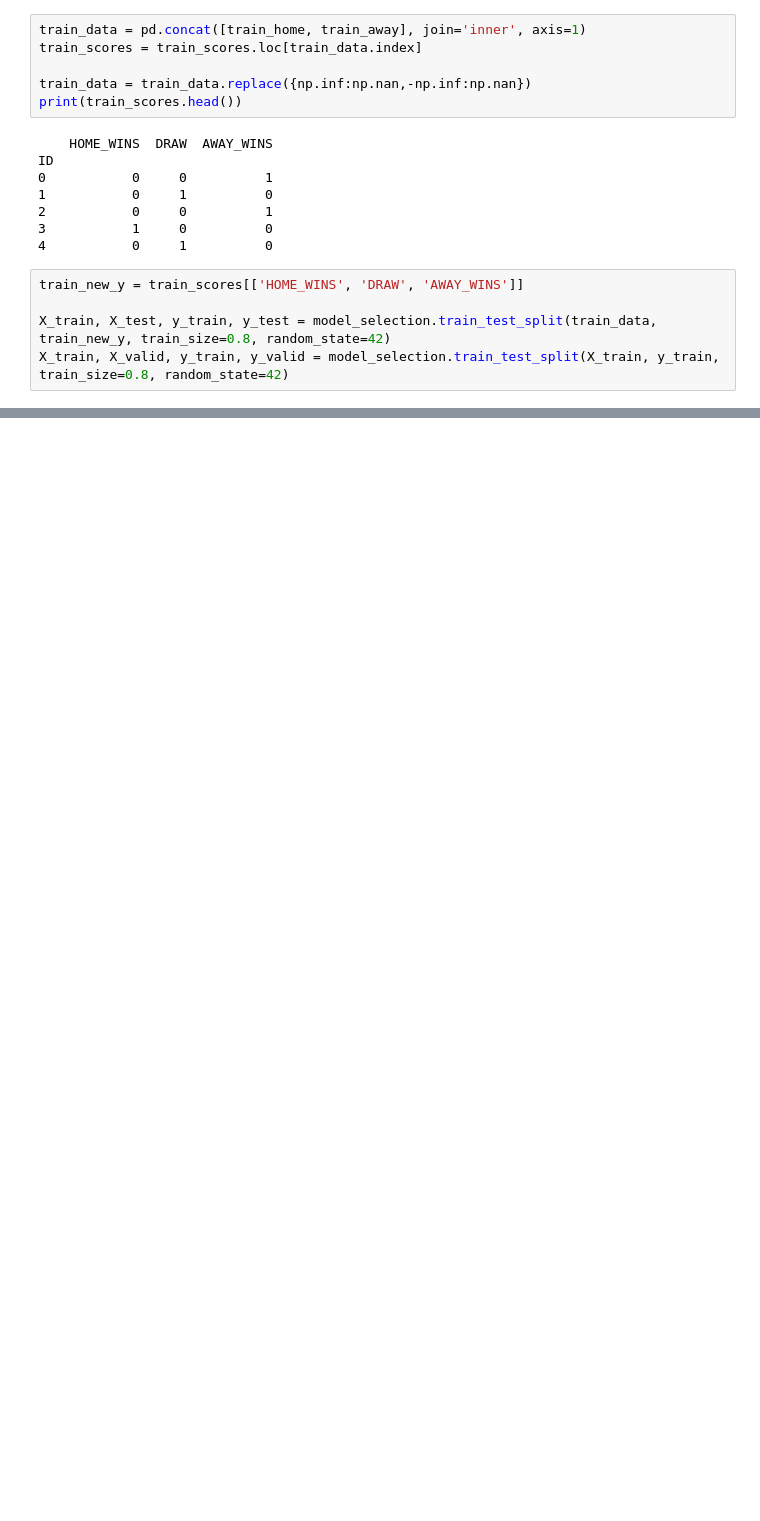
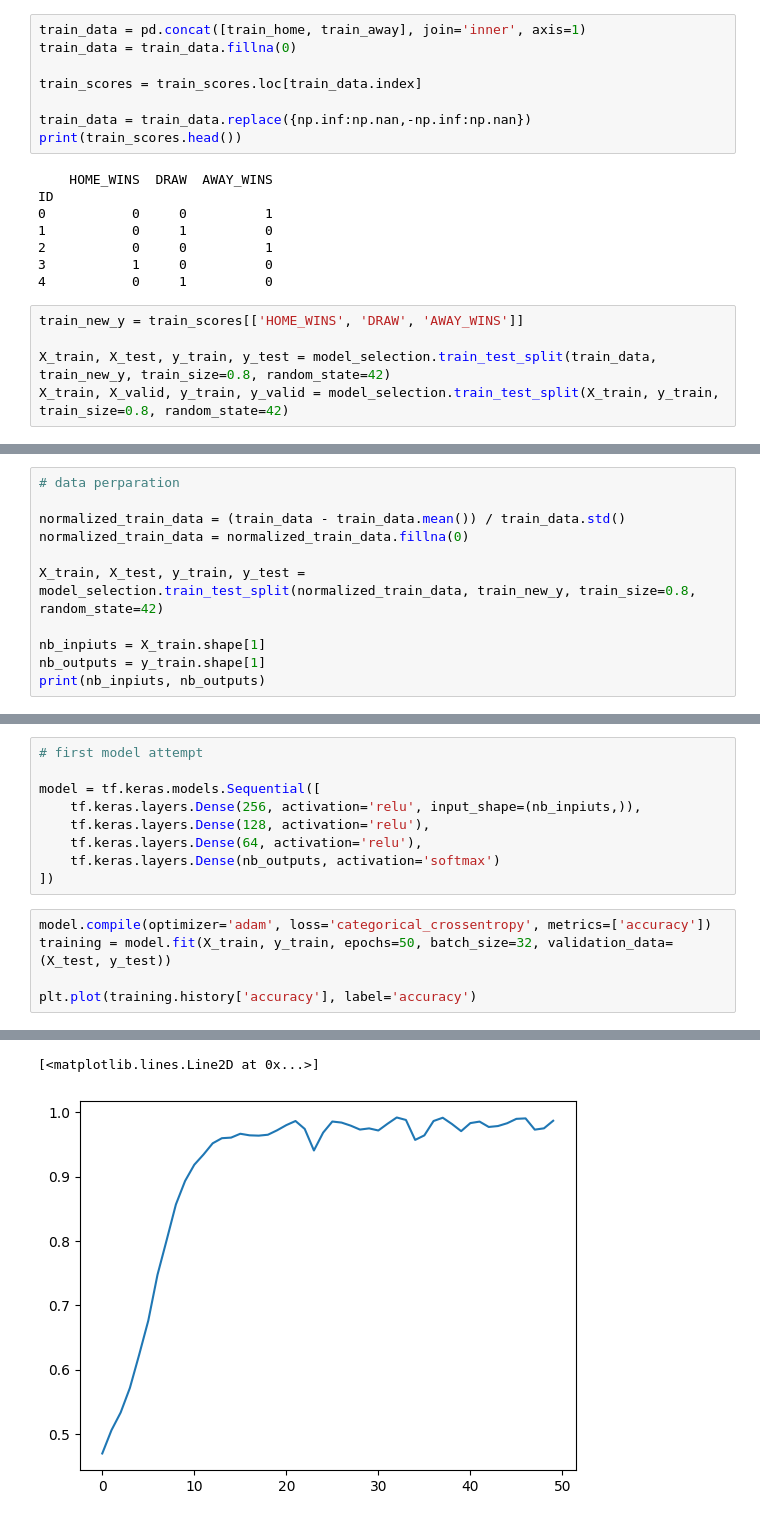
Before and after one commit to Nomehh/MachineLearning, a Jupyter notebook: start.ipynb, the cells around one changed output, grey strips where cells are left out. Cells and saved outputs as stored; diff of their text form; blank space fills up the shorter version.

Commit message:
randomtree-xgbosst-neural_networkV1

```diff
--- a/start.ipynb
+++ b/start.ipynb
@@ -48,6 +47,8 @@ train_away_team_statistics_df.head()
 5 rows × 142 columns
 # %%
 train_data = pd.concat([train_home, train_away], join='inner', axis=1)
+train_data = train_data.fillna(0)
+
 train_scores = train_scores.loc[train_data.index]
 
 train_data = train_data.replace({np.inf:np.nan,-np.inf:np.nan})
@@ -76,0 +239,11 @@ accuracy_score(y_test, y_pred)
+# %%
+# data perparation
+
+normalized_train_data = (train_data - train_data.mean()) / train_data.std()
+normalized_train_data = normalized_train_data.fillna(0)
+
+X_train, X_test, y_train, y_test = model_selection.train_test_split(normalized_train_data, train_new_y, train_size=0.8, random_state=42)
+
+nb_inpiuts = X_train.shape[1]
+nb_outputs = y_train.shape[1]
+print(nb_inpiuts, nb_outputs)
@@ -76,0 +252,15 @@ accuracy_score(y_test, y_pred)
+# %%
+# first model attempt
+
+model = tf.keras.models.Sequential([
+    tf.keras.layers.Dense(256, activation='relu', input_shape=(nb_inpiuts,)),
+    tf.keras.layers.Dense(128, activation='relu'),
+    tf.keras.layers.Dense(64, activation='relu'),
+    tf.keras.layers.Dense(nb_outputs, activation='softmax')
+])
+# %%
+model.compile(optimizer='adam', loss='categorical_crossentropy', metrics=['accuracy'])
+training = model.fit(X_train, y_train, epochs=50, batch_size=32, validation_data=(X_test, y_test))
+
+plt.plot(training.history['accuracy'], label='accuracy')
+# %% [output]
@@ -76,0 +284,2 @@ accuracy_score(y_test, y_pred)
+[<matplotlib.lines.Line2D at 0x...>]
+[figure, added]
```
Also changed, not shown: parts of 30 cells of this notebook.
